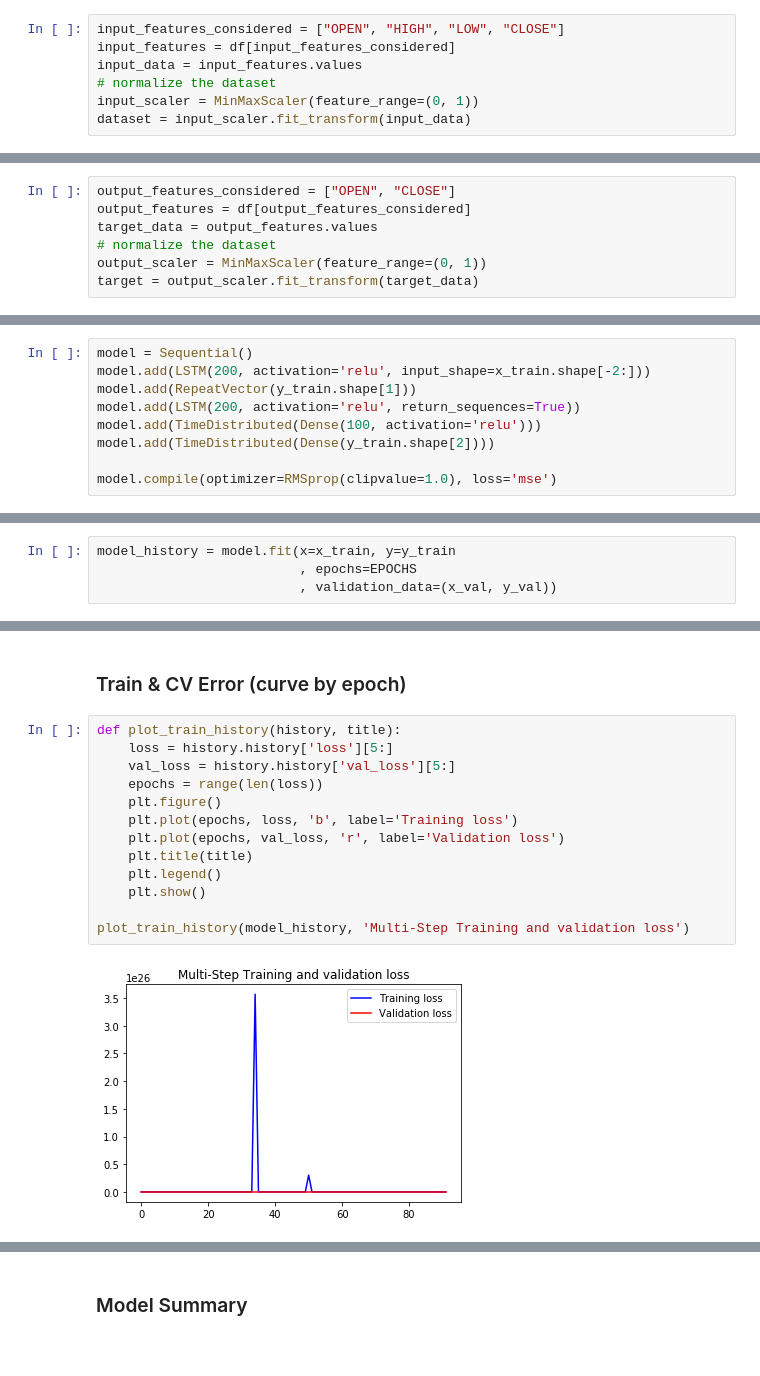
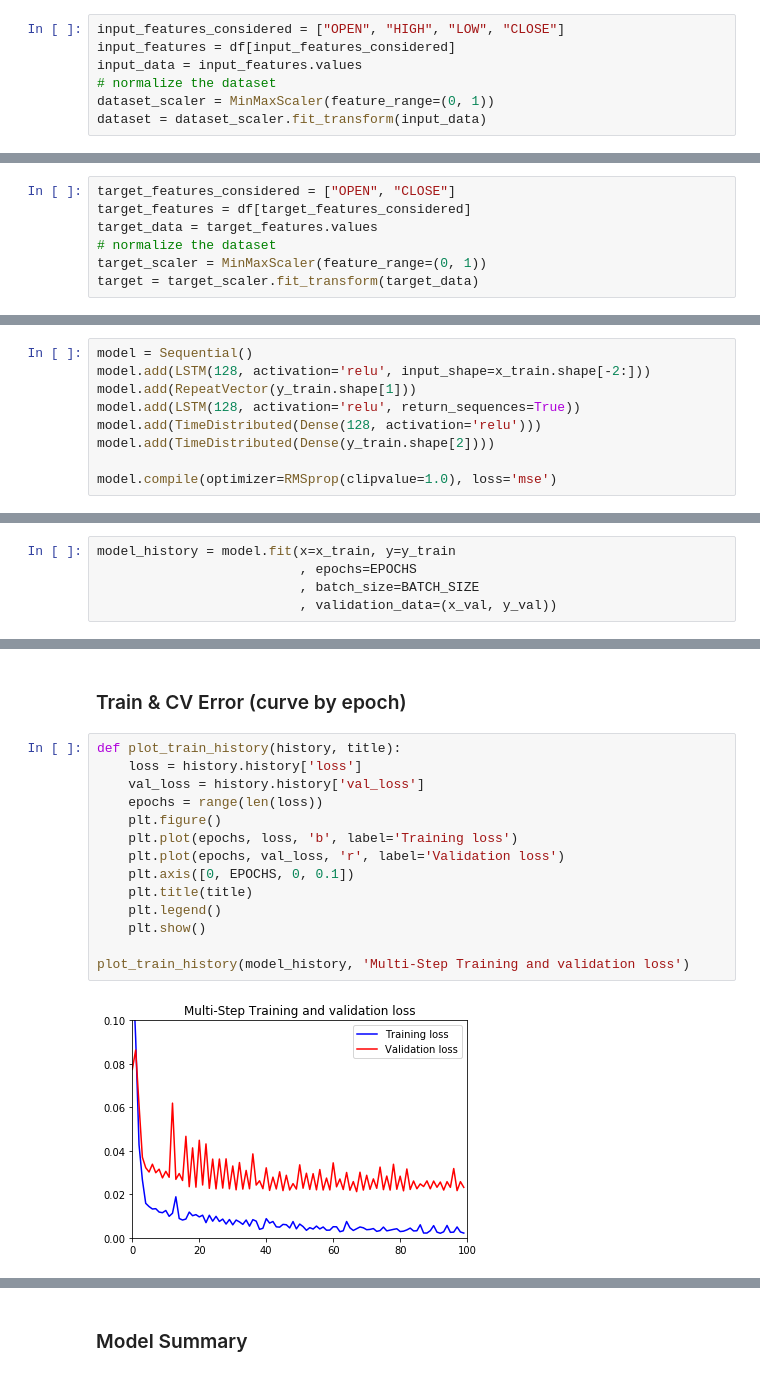
Before and after one commit to smrutijz/time_series, a Jupyter notebook: Encoder Decoder LSTM Model With Multivariate Input & Output for N number of Future Steps Prediction.ipynb, the cells around one changed output, grey strips where cells are left out. Cells and saved outputs as stored; diff of their text form.

```diff
--- a/Encoder Decoder LSTM Model With Multivariate Input & Output for N number of Future Steps Prediction.ipynb
+++ b/Encoder Decoder LSTM Model With Multivariate Input & Output for N number of Future Steps Prediction.ipynb
@@ -36,5 +36,5 @@ input_features_considered = ["OPEN", "HIGH", "LOW", "CLOSE"]
 input_features = df[input_features_considered]
 input_data = input_features.values
 # normalize the dataset
-input_scaler = MinMaxScaler(feature_range=(0, 1))
-dataset = input_scaler.fit_transform(input_data)
+dataset_scaler = MinMaxScaler(feature_range=(0, 1))
+dataset = dataset_scaler.fit_transform(input_data)
@@ -41,10 +43,10 @@ dataset = input_scaler.fit_transform(input_data)
 # %%
-output_features_considered = ["OPEN", "CLOSE"]
-output_features = df[output_features_considered]
-target_data = output_features.values
+target_features_considered = ["OPEN", "CLOSE"]
+target_features = df[target_features_considered]
+target_data = target_features.values
 # normalize the dataset
-output_scaler = MinMaxScaler(feature_range=(0, 1))
-target = output_scaler.fit_transform(target_data)
+target_scaler = MinMaxScaler(feature_range=(0, 1))
+target = target_scaler.fit_transform(target_data)
 # %%
 def multivariate_data(dataset, target, start_index, end_index, history_size, target_size):
     data = []
@@ -85,10 +87,10 @@ shape of y_val: (25, 90, 2)
 ### RNN LSTM Encoder & Decoder Network
 # %%
 model = Sequential()
-model.add(LSTM(200, activation='relu', input_shape=x_train.shape[-2:]))
+model.add(LSTM(128, activation='relu', input_shape=x_train.shape[-2:]))
 model.add(RepeatVector(y_train.shape[1]))
-model.add(LSTM(200, activation='relu', return_sequences=True))
-model.add(TimeDistributed(Dense(100, activation='relu')))
+model.add(LSTM(128, activation='relu', return_sequences=True))
+model.add(TimeDistributed(Dense(128, activation='relu')))
 model.add(TimeDistributed(Dense(y_train.shape[2])))
 
 model.compile(optimizer=RMSprop(clipvalue=1.0), loss='mse')
@@ -101,6 +103,7 @@ If using Keras pass *_constraint arguments to layers.
 # %%
 model_history = model.fit(x=x_train, y=y_train
                           , epochs=EPOCHS
+                          , batch_size=BATCH_SIZE
                           , validation_data=(x_val, y_val))
 # %% [output]
 WARNING:tensorflow:From C:\Users\smrut\Anaconda3\lib\site-packages\tensorflow_core\python\ops\math_grad.py:1424: where (from tensorflow.python.ops.array_ops) is deprecated and will be removed in a fut ...
@@ -124,16 +127,17 @@ Epoch 100/100
 ### Train & CV Error (curve by epoch)
 # %%
 def plot_train_history(history, title):
-    loss = history.history['loss'][5:]
-    val_loss = history.history['val_loss'][5:]
+    loss = history.history['loss']
+    val_loss = history.history['val_loss']
     epochs = range(len(loss))
     plt.figure()
     plt.plot(epochs, loss, 'b', label='Training loss')
     plt.plot(epochs, val_loss, 'r', label='Validation loss')
+    plt.axis([0, EPOCHS, 0, 0.1])
     plt.title(title)
     plt.legend()
     plt.show()
 
 plot_train_history(model_history, 'Multi-Step Training and validation loss')
 # %% [output]
-[figure, old version]
+[figure, new version]
```
Also changed, not shown: parts of 15 cells of this notebook.
